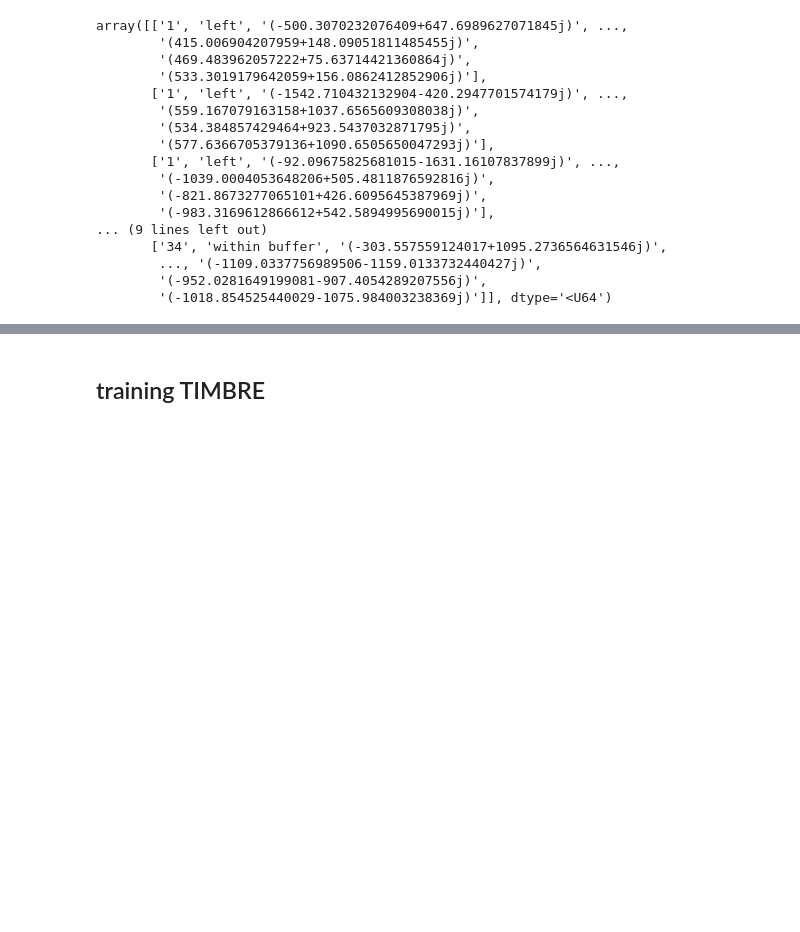
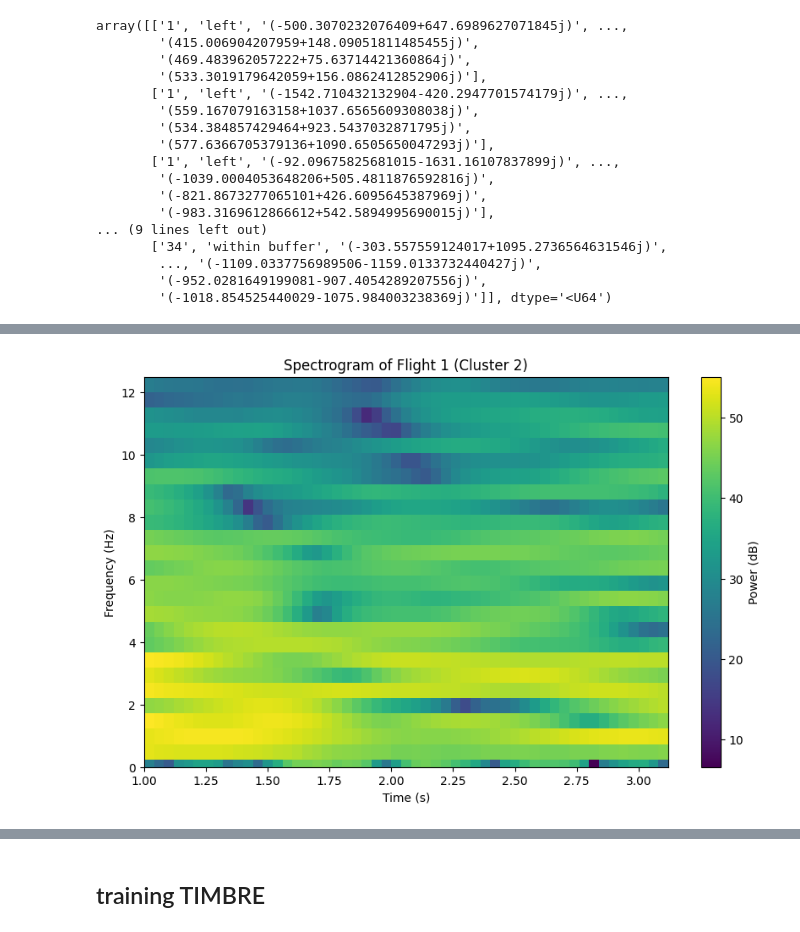
Before and after one commit to ben-toker/batTIMBRE, a Jupyter notebook: currentobjectives.ipynb, the cells around one changed output, grey strips where cells are left out. Saved outputs shown, nothing was run; the diff lists cells and outputs as text; code cells hidden in the pictures; blank space fills up the shorter version.

```diff
--- a/currentobjectives.ipynb
+++ b/currentobjectives.ipynb
@@ -179,0 +266,90 @@ array([['1', 'left', '(-500.3070232076409+647.6989627071845j)', ...,
+# %%
+import matplotlib.pyplot as plt
+from scipy.signal import spectrogram, get_window
+import numpy as np
+
+# Initialize flight count
+flight_count = 0
+
+# Define default parameters for the spectrogram
+sampling_rate = 25  # Use the sampling rate of the LFP signal
+default_nperseg = 256  # Default segment length
+default_noverlap = 128  # Default overlap length
+window_type = 'tukey'  # Choose a Tukey window
+detrend_type = 'constant'  # Detrend by removing the mean
+
+# Iterate through all flights in cluster 2
+for flight in session.get_flights_by_cluster([2]):
+    flight_count += 1
+    flight_bool, _, _ = get_flight_boolean_array(session, flight_count)
+
+    # Apply pos_mask to the flight boolean array and phase labels
+    labels = flight_bool[pos_mask]
+
+    # Label timebins for this flight
+    timebin_labels = label_timebins(lfp_timestamps_edges, labels, pos_timestamps, is_discrete=True)
+
+    # Extract LFP data for the current flight
+    flight_lfp = LFPs[timebin_labels > 0]
+
+    # Debug: Print basic statistics of `flight_lfp`
+    if flight_lfp.size > 0:
+        print(f"Flight {flight_count}: LFP stats - mean: {np.mean(flight_lfp)}, std: {np.std(flight_lfp)}, min: {np.min(flight_lfp)}, max: {np.max(flight_lfp)}")
+    else:
+        print(f"Flight {flight_count}: No LFP data found. Skipping.")
+        continue
+
+    # Ensure there's data and handle multi-channel LFPs
+    if flight_lfp.size > 0:
+        if flight_lfp.ndim > 1:  # Multi-channel LFP
+            # Average across channels
+            flight_lfp = np.mean(flight_lfp, axis=1)
+
+        # Handle complex input: Use magnitude
+        flight_lfp = np.abs(flight_lfp)
+
+        # Scale up the signal if values are too small
+        if np.max(flight_lfp) < 1e-6:  # Example threshold for very small values
+            print(f"Flight {flight_count}: Scaling up LFP signal.")
+            flight_lfp *= 1e6  # Scale up to microvolt range
+
+        # Dynamically adjust `nperseg` and `noverlap` for short signals
+        signal_length = len(flight_lfp)
+        nperseg = min(default_nperseg, signal_length // 2)  # Use half the signal length if it's too short
+        noverlap = min(default_noverlap, nperseg - 1)  # Ensure noverlap < nperseg
+        window = get_window(window_type, nperseg)
+
+        # Compute the spectrogram
+        f, t, Sxx = spectrogram(
+            flight_lfp,
+            fs=sampling_rate,
+            window=window,
+            nperseg=nperseg,
+            noverlap=noverlap,
+            detrend=detrend_type,
+            scaling='density',
+            mode='psd',  # Power Spectral Density
+            return_onesided=True  # Assuming magnitude data
+        )
+
+        # Debug: Print stats of the spectrogram matrix and bins
+        print(f"Flight {flight_count}: Spectrogram stats - min: {np.min(Sxx)}, max: {np.max(Sxx)}, mean: {np.mean(Sxx)}")
+        print(f"Flight {flight_count}: Time bins = {len(t)}, Frequency bins = {len(f)}")
+
+        # Skip plotting if the spectrogram is empty or contains very small values
+        if np.all(Sxx == 0) or np.all(np.isnan(Sxx)) or np.max(Sxx) < 1e-10:
+            print(f"Flight {flight_count}: Empty or invalid spectrogram. Skipping plot.")
+            continue
+
+        # Plot the spectrogram (focus on low frequencies)
+        plt.figure(figsize=(10, 6))
+        plt.pcolormesh(t, f, 10 * np.log10(Sxx + 1e-10), shading="auto")  # Add small constant to avoid log(0)
+        plt.colorbar(label="Power (dB)")
+        plt.title(f"Spectrogram of Flight {flight_count} (Cluster 2)")
+        plt.xlabel("Time (s)")
+        plt.ylabel("Frequency (Hz)")
+        plt.ylim(0, 12.5)  # Focus on low frequencies (e.g., 0–30 Hz)
+        plt.show()
+    else:
+        print(f"Skipping Flight {flight_count}: No valid LFP data.")
+# %% [output]
@@ -179,0 +359 @@ array([['1', 'left', '(-500.3070232076409+647.6989627071845j)', ...,
+[figure, added]
```
Also changed, not shown: parts of 11 cells of this notebook.
